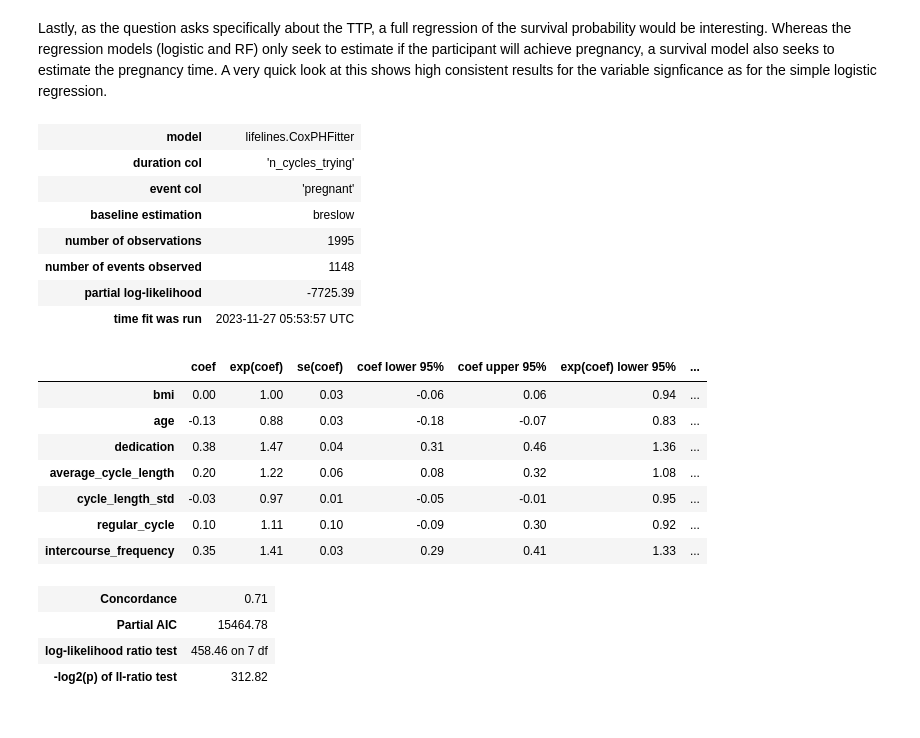
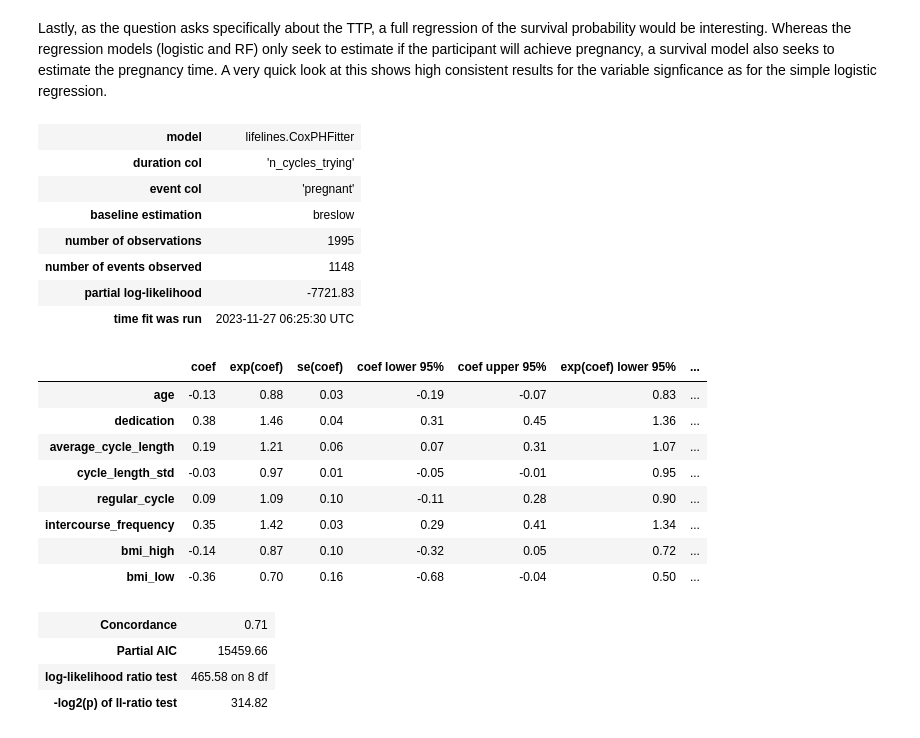
Before and after one commit to kdlong/NCA, a Jupyter notebook: importance_analysis.ipynb, the cells around one changed output. Cells and saved outputs as stored; diff of their text form; code cells hidden in the pictures.

```diff
--- a/importance_analysis.ipynb
+++ b/importance_analysis.ipynb
@@ -361,29 +380,30 @@ Lastly, as the question asks specifically about the TTP, a full regression of th
 # %%
 from lifelines import CoxPHFitter
 
-df_onehot_min = pd.get_dummies(df_prune_min)
+df_onehot_min = pd.get_dummies(df_bmicat_min)
 # Using Cox Proportional Hazards model
 cph = CoxPHFitter()
 cph.fit(df_onehot_min, 'n_cycles_trying', event_col='pregnant')
 cph.print_summary()
 # %% [output]
 | model | lifelines.CoxPHFitter |
 | duration col | 'n_cycles_trying' |
 | event col | 'pregnant' |
 | baseline estimation | breslow |
 | number of observations | 1995 |
 | number of events observed | 1148 |
-| partial log-likelihood | -7725.39 |
-| time fit was run | 2023-11-27 05:53:57 UTC |
+| partial log-likelihood | -7721.83 |
+| time fit was run | 2023-11-27 06:25:30 UTC |
 |  | coef | exp(coef) | se(coef) | coef lower 95% | coef upper 95% | exp(coef) lower 95% | ... |
-| bmi | 0.00 | 1.00 | 0.03 | -0.06 | 0.06 | 0.94 | ... |
-| age | -0.13 | 0.88 | 0.03 | -0.18 | -0.07 | 0.83 | ... |
-| dedication | 0.38 | 1.47 | 0.04 | 0.31 | 0.46 | 1.36 | ... |
-| average_cycle_length | 0.20 | 1.22 | 0.06 | 0.08 | 0.32 | 1.08 | ... |
+| age | -0.13 | 0.88 | 0.03 | -0.19 | -0.07 | 0.83 | ... |
+| dedication | 0.38 | 1.46 | 0.04 | 0.31 | 0.45 | 1.36 | ... |
+| average_cycle_length | 0.19 | 1.21 | 0.06 | 0.07 | 0.31 | 1.07 | ... |
 | cycle_length_std | -0.03 | 0.97 | 0.01 | -0.05 | -0.01 | 0.95 | ... |
-| regular_cycle | 0.10 | 1.11 | 0.10 | -0.09 | 0.30 | 0.92 | ... |
-| intercourse_frequency | 0.35 | 1.41 | 0.03 | 0.29 | 0.41 | 1.33 | ... |
+| regular_cycle | 0.09 | 1.09 | 0.10 | -0.11 | 0.28 | 0.90 | ... |
+| intercourse_frequency | 0.35 | 1.42 | 0.03 | 0.29 | 0.41 | 1.34 | ... |
+| bmi_high | -0.14 | 0.87 | 0.10 | -0.32 | 0.05 | 0.72 | ... |
+| bmi_low | -0.36 | 0.70 | 0.16 | -0.68 | -0.04 | 0.50 | ... |
 | Concordance | 0.71 |
-| Partial AIC | 15464.78 |
-| log-likelihood ratio test | 458.46 on 7 df |
-| -log2(p) of ll-ratio test | 312.82 |
+| Partial AIC | 15459.66 |
+| log-likelihood ratio test | 465.58 on 8 df |
+| -log2(p) of ll-ratio test | 314.82 |
```
Also changed, not shown: parts of 5 cells of this notebook.
